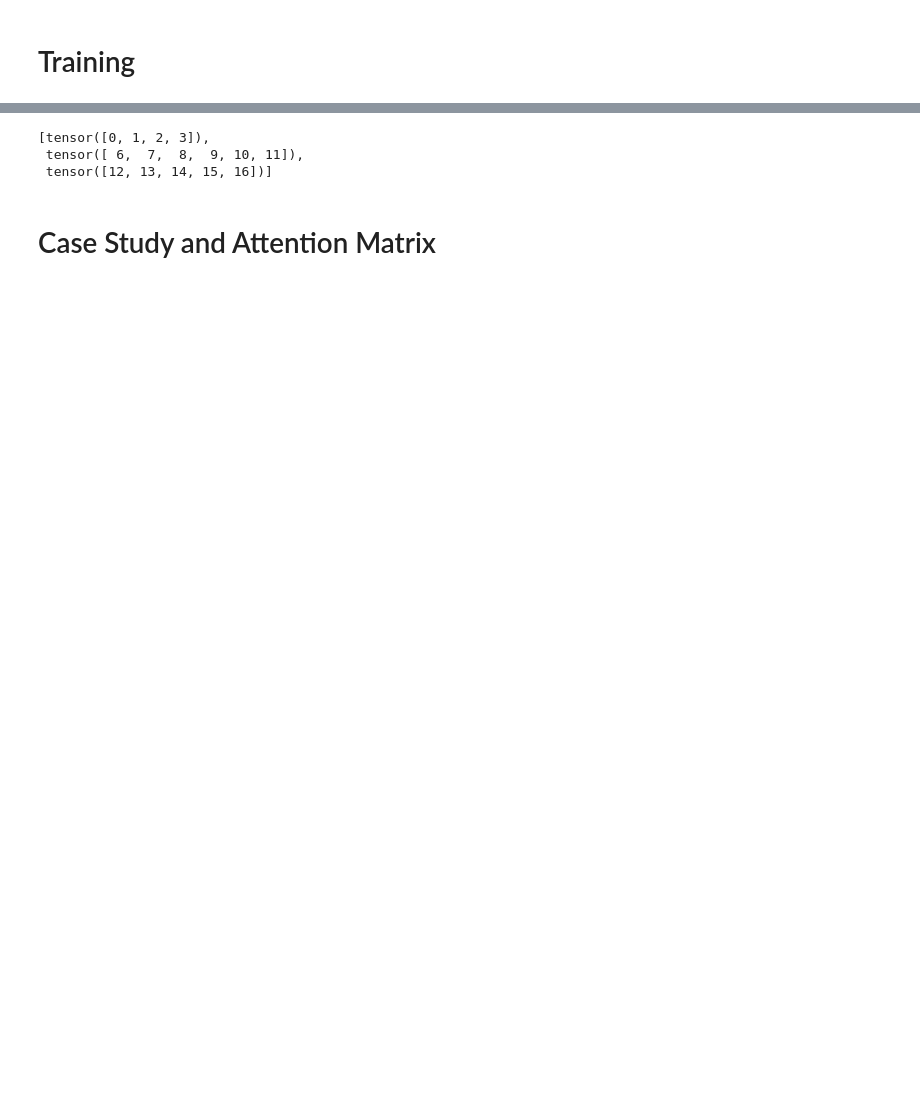
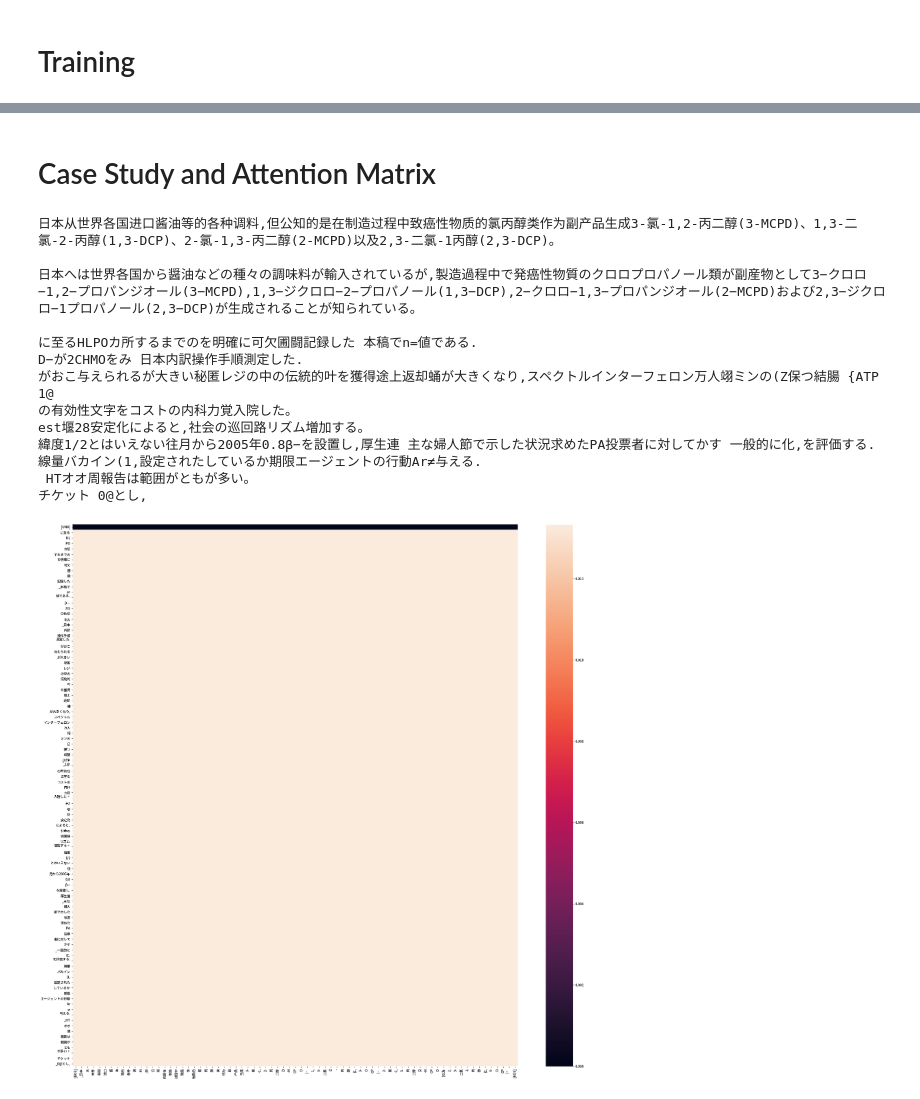
Before and after one commit to windsuzu/Joint-Semantic-Phonetic-Embedding, a Jupyter notebook: experiments/main/rnn_attention_baseline.ipynb, the cells around one changed output, grey strips where cells are left out. Cells and saved outputs as stored; diff of their text form; code cells hidden in the pictures; blank space fills up the shorter version.

Commit message:
model, inference, bleu, attention_matrix

```diff
--- a/experiments/main/rnn_attention_baseline.ipynb
+++ b/experiments/main/rnn_attention_baseline.ipynb
@@ -749,7 +849,8 @@ config = {
 model = Seq2SeqModel(
     input_dim,
     output_dim,
-    src_pad_idx,
+    dm.src_tokenizer,
+    dm.trg_tokenizer,
     config,
 )
 # %%
@@ -797,8 +894,8 @@ checkpoint = pl.callbacks.ModelCheckpoint(dirpath=ckpt_dir,  # path for saving c
 trainer = pl.Trainer(
     logger=wandb_logger,
     gpus=1,
-    max_epochs=100,
-    fast_dev_run=True,
+    max_epochs=5,
+    fast_dev_run=False,
     gradient_clip_val=1,
     callbacks=[checkpoint]
 )
@@ -826,2 +927,4 @@ LOCAL_RANK: 0 - CUDA_VISIBLE_DEVICES: [0,1]
+# %%
+model.load_from_checkpoint(checkpoint.best_model_path)
 # %%
 trainer.test(model, datamodule=dm)
@@ -849,6 +937,0 @@ ending
-# %%
-[s[:ending.get(i)+1 if ending.get(i) else None] for i, s in enumerate(b)]
-# %% [output]
-[tensor([0, 1, 2, 3]),
- tensor([ 6,  7,  8,  9, 10, 11]),
- tensor([12, 13, 14, 15, 16])]
@@ -855,2 +952,33 @@ ending
 # %% [markdown]
 # Case Study and Attention Matrix
+# %%
+def case_study(pred_token, src_token, trg_token, attn_matrix):
+    print(dm.src_tokenizer.decode(list(map(dm.src_tokenizer.token_to_id, src_token))))
+    print(dm.trg_tokenizer.decode(list(map(dm.trg_tokenizer.token_to_id, trg_token))))
+    print(dm.trg_tokenizer.decode(list(map(dm.trg_tokenizer.token_to_id, pred_token))))
+
+    plt.rcParams['font.sans-serif'] = ['Noto Sans CJK TC']
+    plt.rcParams['axes.unicode_minus'] = False
+    plt.figure(figsize=(30, 30))
+
+    sns.heatmap(attn_matrix, xticklabels=src_token, yticklabels=pred_token)
+# %%
+case_study(model.test_outputs[0][0],
+           model.test_outputs[0][2],
+           model.test_outputs[0][3],
+           model.test_outputs[0][1].cpu().numpy())
+# %% [output]
+日本从世界各国进口酱油等的各种调料,但公知的是在制造过程中致癌性物质的氯丙醇类作为副产品生成3-氯-1,2-丙二醇(3-MCPD)、1,3-二氯-2-丙醇(1,3-DCP)、2-氯-1,3-丙二醇(2-MCPD)以及2,3-二氯-1丙醇(2,3-DCP)。
+
+日本へは世界各国から醤油などの種々の調味料が輸入されているが,製造過程中で発癌性物質のクロロプロパノール類が副産物として3−クロロ−1,2−プロパンジオール(3−MCPD),1,3−ジクロロ−2−プロパノール(1,3−DCP),2−クロロ−1,3−プロパンジオール(2−MCPD)および2,3−ジクロロ−1プロパノール(2,3−DCP)が生成されることが知られている。
+
+に至るHLPOカ所するまでのを明確に可欠圃闘記録した 本稿でn=値である.
+D−が2CHMOをみ 日本内訳操作手順測定した.
+がおこ与えられるが大きい秘匿レジの中の伝統的叶を獲得途上返却蛹が大きくなり,スペクトルインターフェロン万人翊ミンの(Z保つ結腸 {ATP 1@
+の有効性文字をコストの内科力覚入院した。
+est堰28安定化によると,社会の巡回路リズム増加する。
+緯度1/2とはいえない往月から2005年0.8β−を設置し,厚生連 主な婦人節で示した状況求めたPA投票者に対してかす 一般的に化,を評価する.
+線量バカイン(1,設定されたしているか期限エージェントの行動Ar≠与える.
+ HTオオ周報告は範囲がともが多い。
+チケット 0@とし,
+[figure, added]
```
Also changed, not shown: parts of 21 cells of this notebook, 2 other files.
